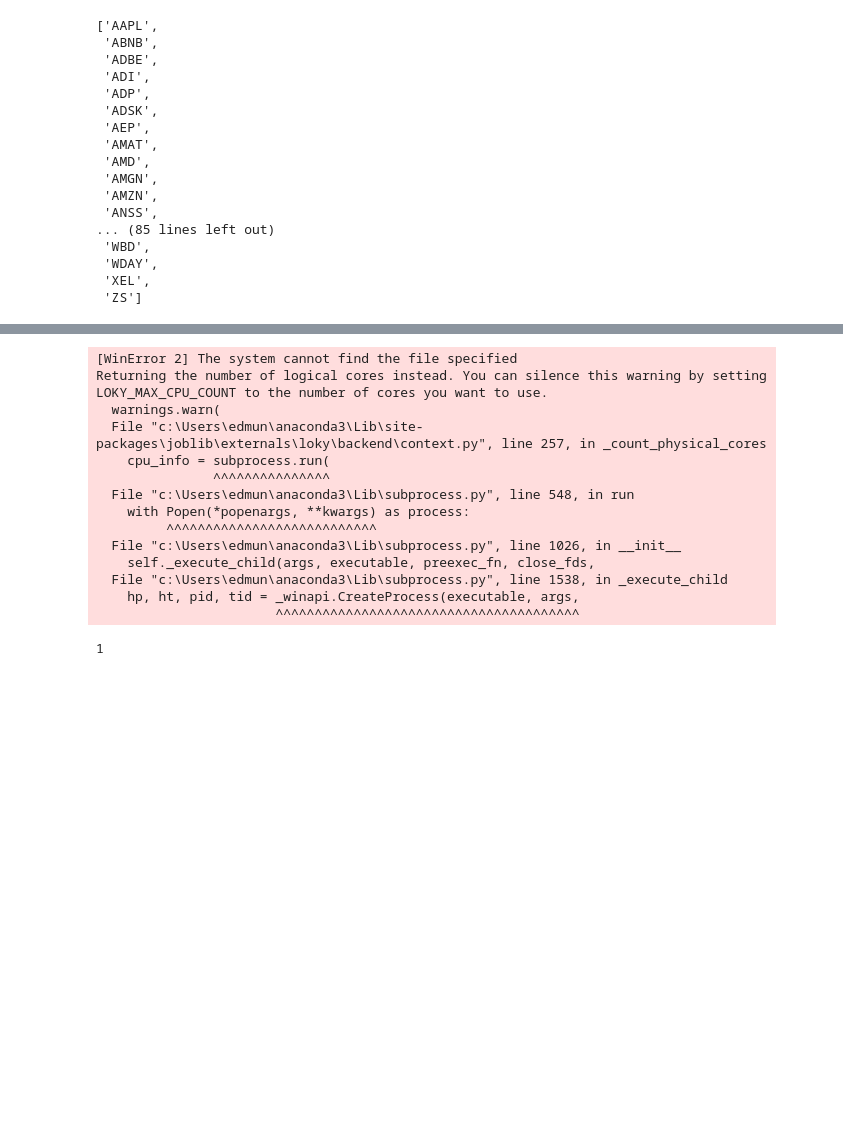
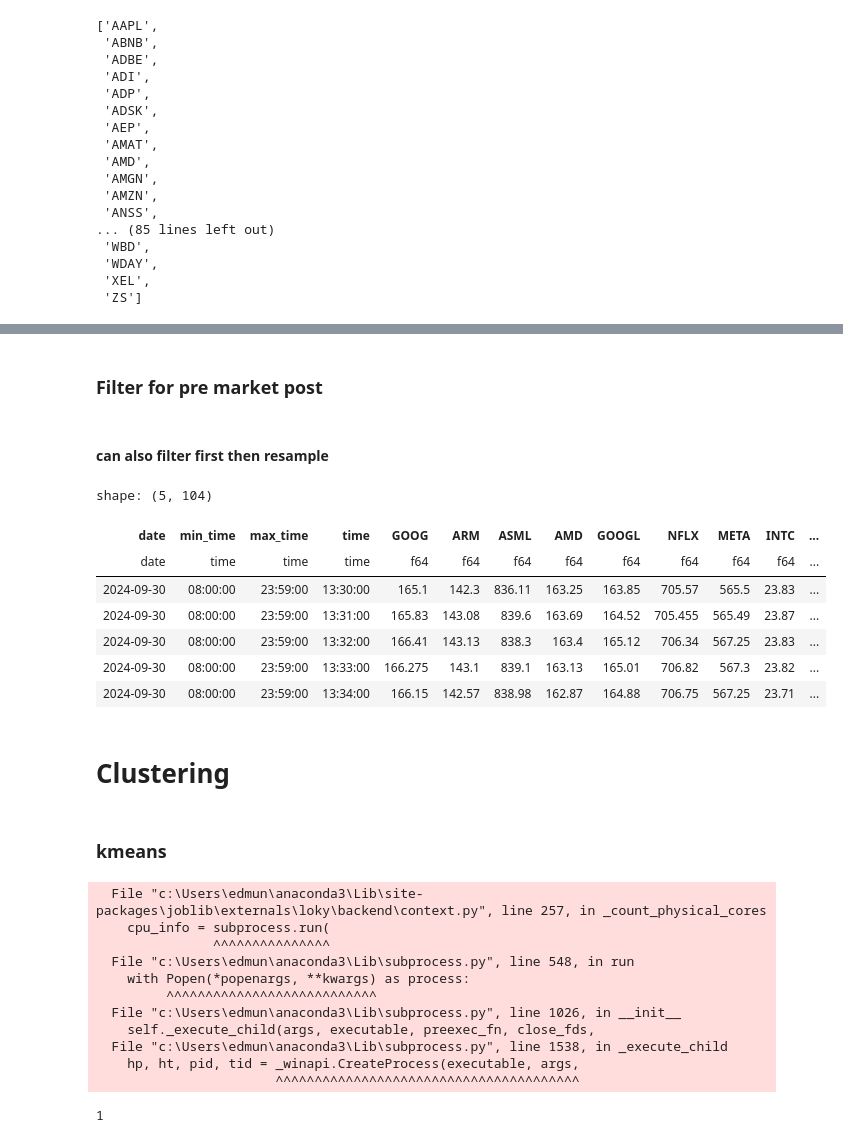
Before and after one commit to saltedpotato/qts, a Jupyter notebook: main.ipynb, the cells around one changed output, grey strips where cells are left out. Drawn from its saved outputs; the diff is of its cells as text; code cells hidden in the pictures; blank space fills up the shorter version.

```diff
--- a/main.ipynb
+++ b/main.ipynb
@@ -143,0 +91,18 @@ shape: (59_954, 102)
+# %% [markdown]
+### Filter for pre market post
+# %% [markdown]
+#### can also filter first then resample
+# %%
+filtered_hours = d.filter_hours(hours=market_hours.MARKET)
+filtered_hours.head()
+# %% [output]
+shape: (5, 104)
+| date | min_time | max_time | time | GOOG | ARM | ASML | AMD | GOOGL | NFLX | META | INTC | ... |
+| date | time | time | time | f64 | f64 | f64 | f64 | f64 | f64 | f64 | f64 | ... |
+| 2024-09-30 | 08:00:00 | 23:59:00 | 13:30:00 | 165.1 | 142.3 | 836.11 | 163.25 | 163.85 | 705.57 | 565.5 | 23.83 | ... |
+| 2024-09-30 | 08:00:00 | 23:59:00 | 13:31:00 | 165.83 | 143.08 | 839.6 | 163.69 | 164.52 | 705.455 | 565.49 | 23.87 | ... |
+| 2024-09-30 | 08:00:00 | 23:59:00 | 13:32:00 | 166.41 | 143.13 | 838.3 | 163.4 | 165.12 | 706.34 | 567.25 | 23.83 | ... |
+| 2024-09-30 | 08:00:00 | 23:59:00 | 13:33:00 | 166.275 | 143.1 | 839.1 | 163.13 | 165.01 | 706.82 | 567.3 | 23.82 | ... |
+| 2024-09-30 | 08:00:00 | 23:59:00 | 13:34:00 | 166.15 | 142.57 | 838.98 | 162.87 | 164.88 | 706.75 | 567.25 | 23.71 | ... |
+# %% [markdown]
+# Clustering
@@ -144,10 +111,8 @@ shape: (59_954, 102)
+# %% [markdown]
+### kmeans
 # %%
-c = Clustering(df=df)
-scores = c.kmeans_clustering(min_clusters=5, max_clusters=20)
+c.run_clustering(method="kmeans", min_clusters=5, max_clusters=20)
 # %% [output]
-[WinError 2] The system cannot find the file specified
-Returning the number of logical cores instead. You can silence this warning by setting LOKY_MAX_CPU_COUNT to the number of cores you want to use.
-  warnings.warn(
   File "c:\Users\edmun\anaconda3\Lib\site-packages\joblib\externals\loky\backend\context.py", line 257, in _count_physical_cores
     cpu_info = subprocess.run(
                ^^^^^^^^^^^^^^^
```
Also changed, not shown: parts of 33 cells of this notebook, 8 other files.
